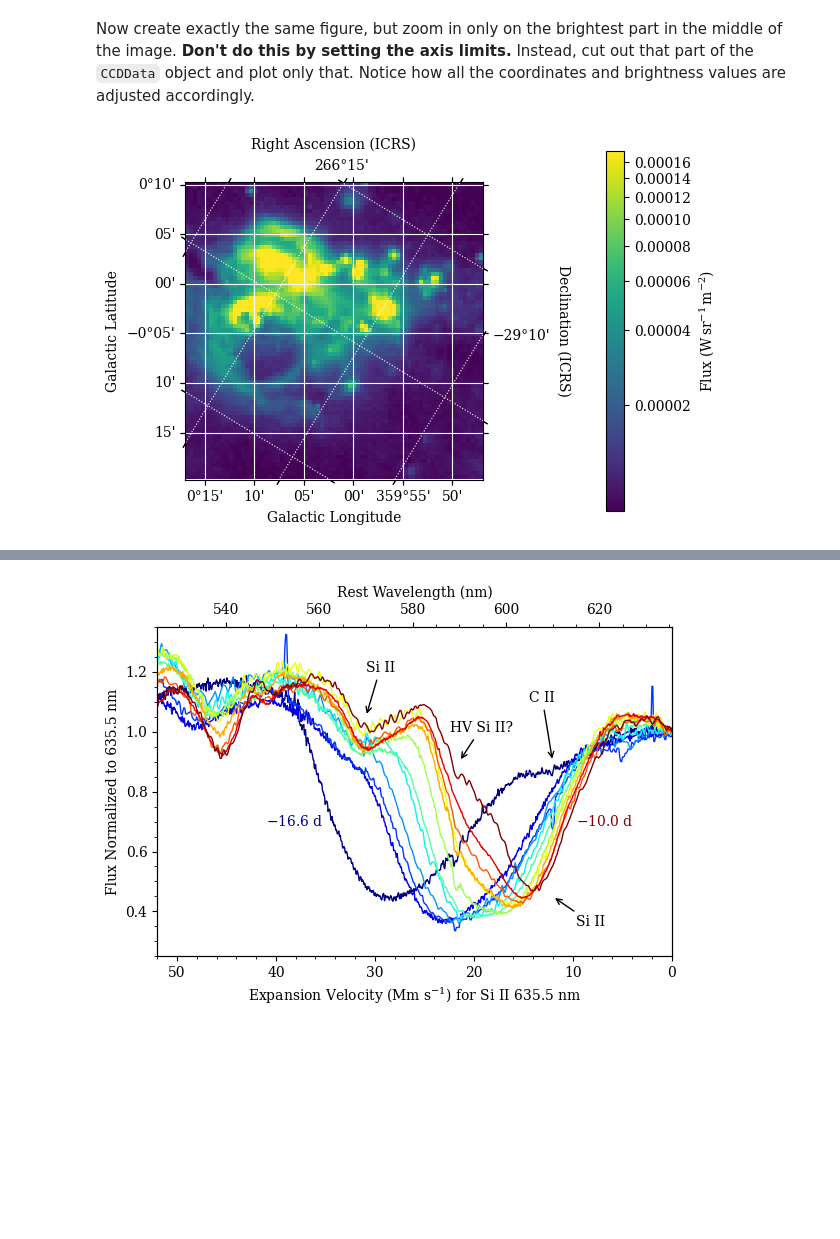
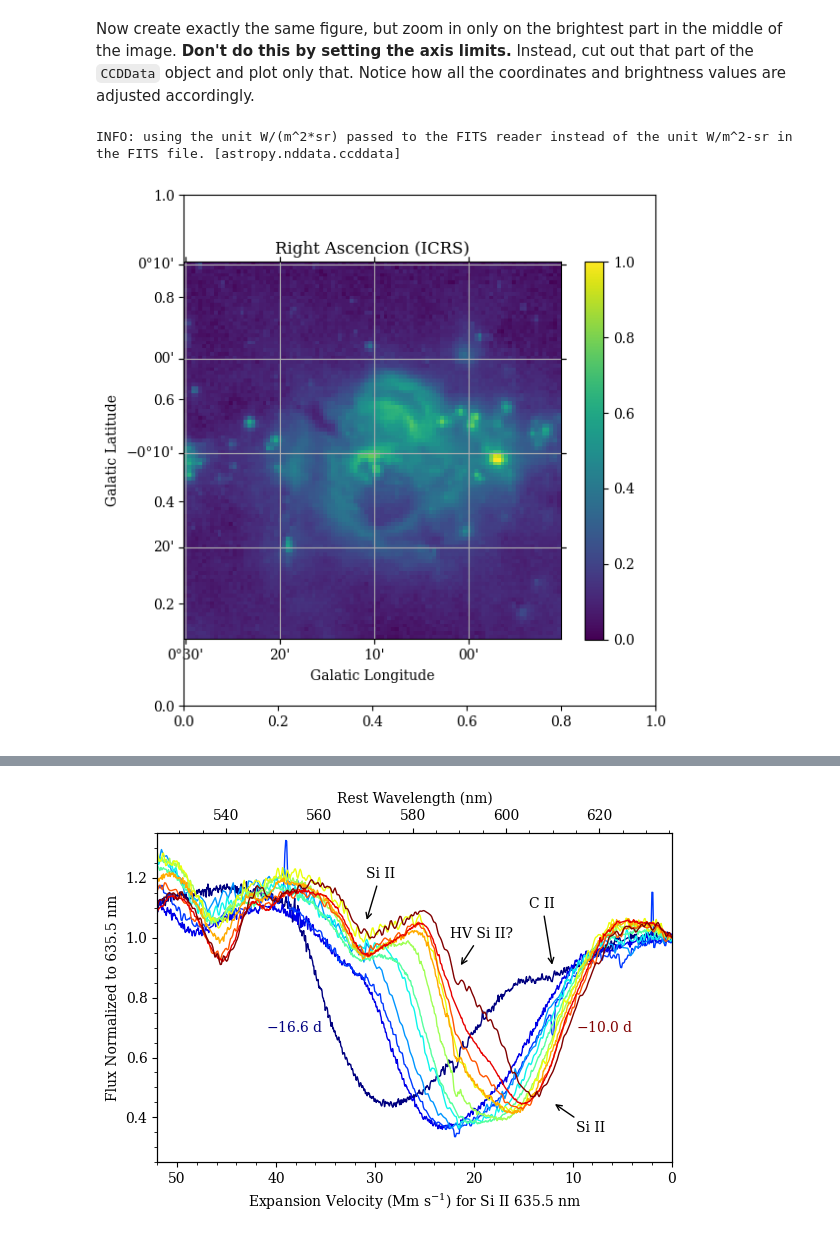
Before and after one commit to ASTR154/data-visualization, a Jupyter notebook: data-visualization.ipynb, the cells around one changed output, grey strips where cells are left out. Cells and saved outputs as stored; diff of their text form; code cells hidden in the pictures; blank space fills up the shorter version.

```diff
--- a/data-visualization.ipynb
+++ b/data-visualization.ipynb
@@ -62,9 +65,44 @@ NAXIS : 149  149
 # %% [markdown]
 Now create exactly the same figure, but zoom in only on the brightest part in the middle of the image. **Don't do this by setting the axis limits.** Instead, cut out that part of the `CCDData` object and plot only that. Notice how all the coordinates and brightness values are adjusted accordingly.
 # %%
-# complete
+# get the name of the file from Astropy's data server
+filename = get_pkg_data_filename('galactic_center/gc_msx_e.fits')
+
+# read the file in as a CCDData object; the units are formatted incorrectly in the header
+ccddata = CCDData.read(filename, unit='W/(m^2*sr)')
+
+# create a new figure and axis with a WCS projection
+fig, axs = plt.subplots(figsize=(6,6))
+ax = fig.add_subplot(projection=ccddata.wcs)
+
+data = ccddata.data
+stretch = LogStretch(900)
+stretched_data = stretch(data/data.max())
+
+image = plt.imshow(stretched_data, origin ='lower')
+
+# display the image on that axis with a nice stretch
+
+# format the axes
+
+# remove padding around axes in figure
+size = u.Quantity((100, 100), u.pixel)
+position = (50, 70)
+cutout1=Cutout2D(stretched_data, position, size)
+plt.imshow(cutout1.data, origin='lower')
+
+plt.colorbar(image, shrink =0.74)
+ax.set_xlabel('Galatic Longitude')
+ax.set_ylabel('Galatic Latitude')
+ax.set_title('Right Ascencion (ICRS)')
+ax.grid(image)
+
+plt.tight_layout()
+
+# save the results
 # %% [output]
+INFO: using the unit W/(m^2*sr) passed to the FITS reader instead of the unit W/m^2-sr in the FITS file. [astropy.nddata.ccddata]
-[figure, old version]
+[figure, new version]
 # %% [markdown]
 ## Challenge Problem: Reproduce this plot!
 ![Hosseinzadeh et al. 2022, Figure 6](https://content.cld.iop.org/journals/2041-8205/933/2/L45/revision1/apjlac7ceff6_hr.jpg)
```
Also changed, not shown: parts of 2 cells of this notebook.
